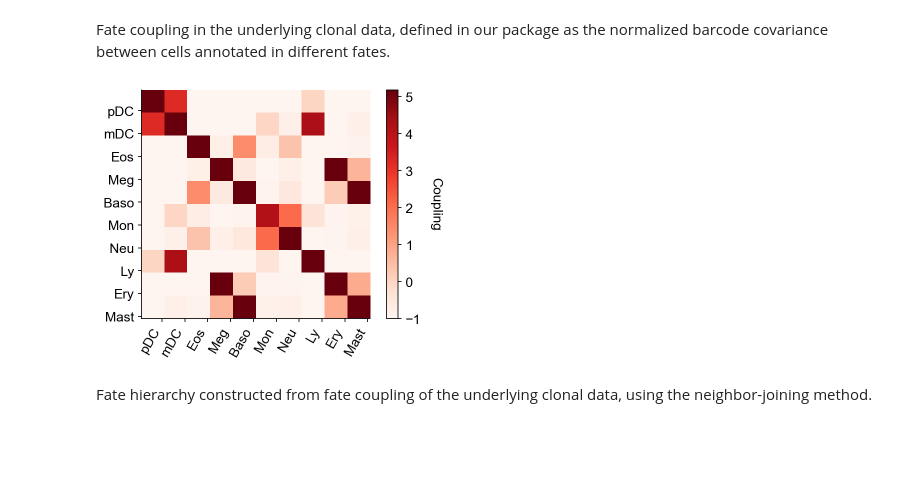
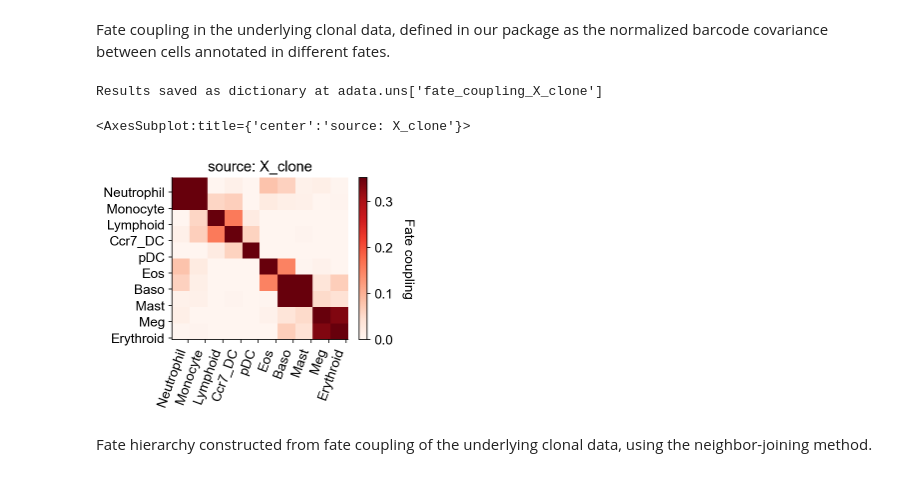
Before and after one commit to AllonKleinLab/cospar, a Jupyter notebook: docs/source/20211010_clonal_analysis.ipynb, the cells around one changed output. Saved outputs shown, nothing was run; the diff lists cells and outputs as text; code cells hidden in the pictures; blank space fills up the shorter version.

Commit message:
Fix notebooks and  plotting

```diff
--- a/docs/source/20211010_clonal_analysis.ipynb
+++ b/docs/source/20211010_clonal_analysis.ipynb
@@ -30,11 +32,12 @@ cs.pl.barcode_heatmap(adata_orig,selected_times=selected_times, selected_fates=s
 # %% [markdown]
 Fate coupling in the underlying clonal data, defined in our package as the normalized barcode covariance between cells annotated in different fates.
 # %%
-selected_times=None
-coupling_matrix, fates=cs.pl.fate_coupling_from_clones(adata_orig,selected_times=selected_times, selected_fates=selected_fates,
-                                color_bar=True,rename_fates=celltype_names,method='Weinreb')
+cs.tl.fate_coupling(adata_orig,selected_fates=selected_fates,source='X_clone') # compute the fate coupling
+cs.pl.fate_coupling(adata_orig,source='X_clone') # actually plot the coupling
 # %% [output]
+Results saved as dictionary at adata.uns['fate_coupling_X_clone']
+<AxesSubplot:title={'center':'source: X_clone'}>
-[figure, old version]
+[figure, new version]
 # %% [markdown]
 Fate hierarchy constructed from fate coupling of the underlying clonal data, using the neighbor-joining method.
 # %%
```
Also changed, not shown: parts of 6 cells of this notebook, 11 other files.
